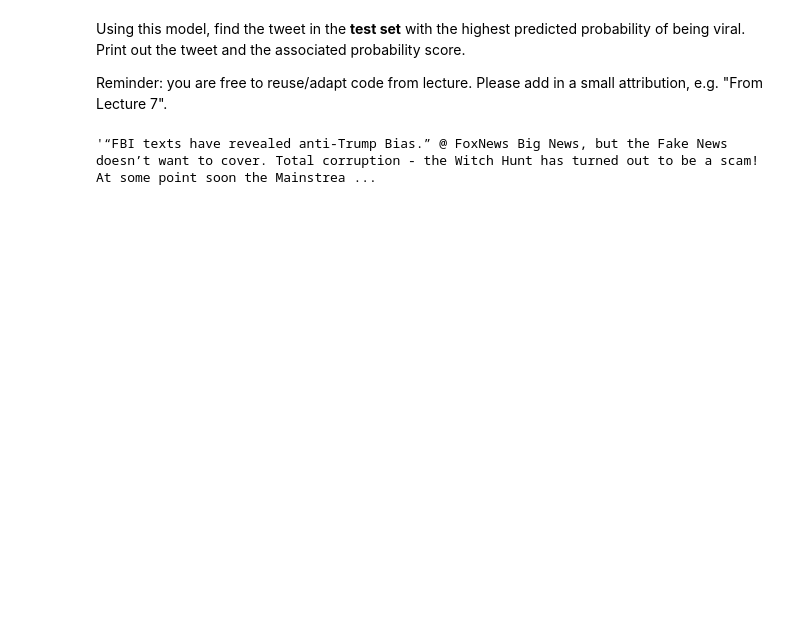
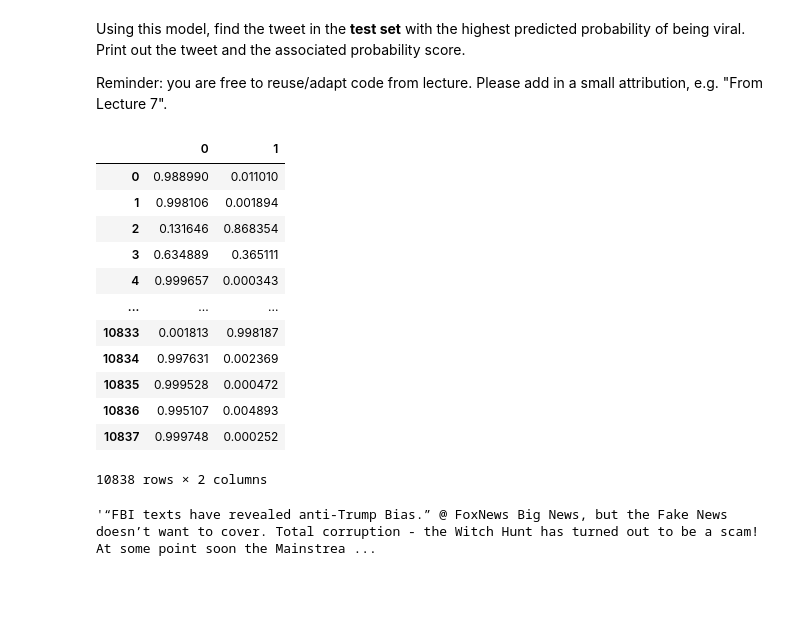
Before and after one commit to Blaise143/CPSC-330-ASSIGNMENTS, a Jupyter notebook: hw4/hw4.ipynb, the cells around one changed output. Saved outputs shown, nothing was run; the diff lists cells and outputs as text; code cells hidden in the pictures; blank space fills up the shorter version.

```diff
--- a/hw4/hw4.ipynb
+++ b/hw4/hw4.ipynb
@@ -291,12 +289,39 @@ pipe.fit(X_train, y_train);
 Using this model, find the tweet in the **test set** with the highest predicted probability of being viral. Print out the tweet and the associated probability score.
 
 Reminder: you are free to reuse/adapt code from lecture. Please add in a small attribution, e.g. "From Lecture 7".
-# %%
-predict_proba_df = pd.DataFrame(pipe.predict_proba(X_test))[1]
-max_value_index = np.argmax(predict_proba_df)
-pd.DataFrame(pd.DataFrame(X_test).iloc[max_value_index]).T.reset_index()["content"].item()
-# %% [output]
-'“FBI texts have revealed anti-Trump Bias.” @ FoxNews Big News, but the Fake News doesn’t want to cover. Total corruption - the Witch Hunt has turned out to be a scam! At some point soon the Mainstrea ...
+# %%
+pd.DataFrame(pipe.predict_proba(X_test))
+# %% [output]
+|  | 0 | 1 |
+| 0 | 0.988990 | 0.011010 |
+| 1 | 0.998106 | 0.001894 |
+| 2 | 0.131646 | 0.868354 |
+| 3 | 0.634889 | 0.365111 |
+| 4 | 0.999657 | 0.000343 |
+| ... | ... | ... |
+| 10833 | 0.001813 | 0.998187 |
+| 10834 | 0.997631 | 0.002369 |
+| 10835 | 0.999528 | 0.000472 |
+| 10836 | 0.995107 | 0.004893 |
+| 10837 | 0.999748 | 0.000252 |
+10838 rows × 2 columns
+# %%
+# Obtainig Probability scores as a numpy array
+predict_proba_numpy = pipe.predict_proba(X_test)
+
+# Changing predict_proba scores to pandas dataframe and taking the second column
+predict_proba_df = pd.DataFrame(pipe.predict_proba(X_test))[1]
+
+# Obtaining the index of the largest probability of going viral
+max_value_index = np.argmax(predict_proba_df)
+
+# Obtaining the tweet with at the index as a pandas dataframe
+tweet_df = pd.DataFrame(pd.DataFrame(X_test).iloc[max_value_index]).T.reset_index()["content"]
+
+# Outputting the tweet as a string
+tweet_df.item()
+# %% [output]
+'“FBI texts have revealed anti-Trump Bias.” @ FoxNews Big News, but the Fake News doesn’t want to cover. Total corruption - the Witch Hunt has turned out to be a scam! At some point soon the Mainstrea ...
 # %% [markdown]
 <br><br>
 # %% [markdown]
```
Also changed, not shown: parts of 17 cells of this notebook.
